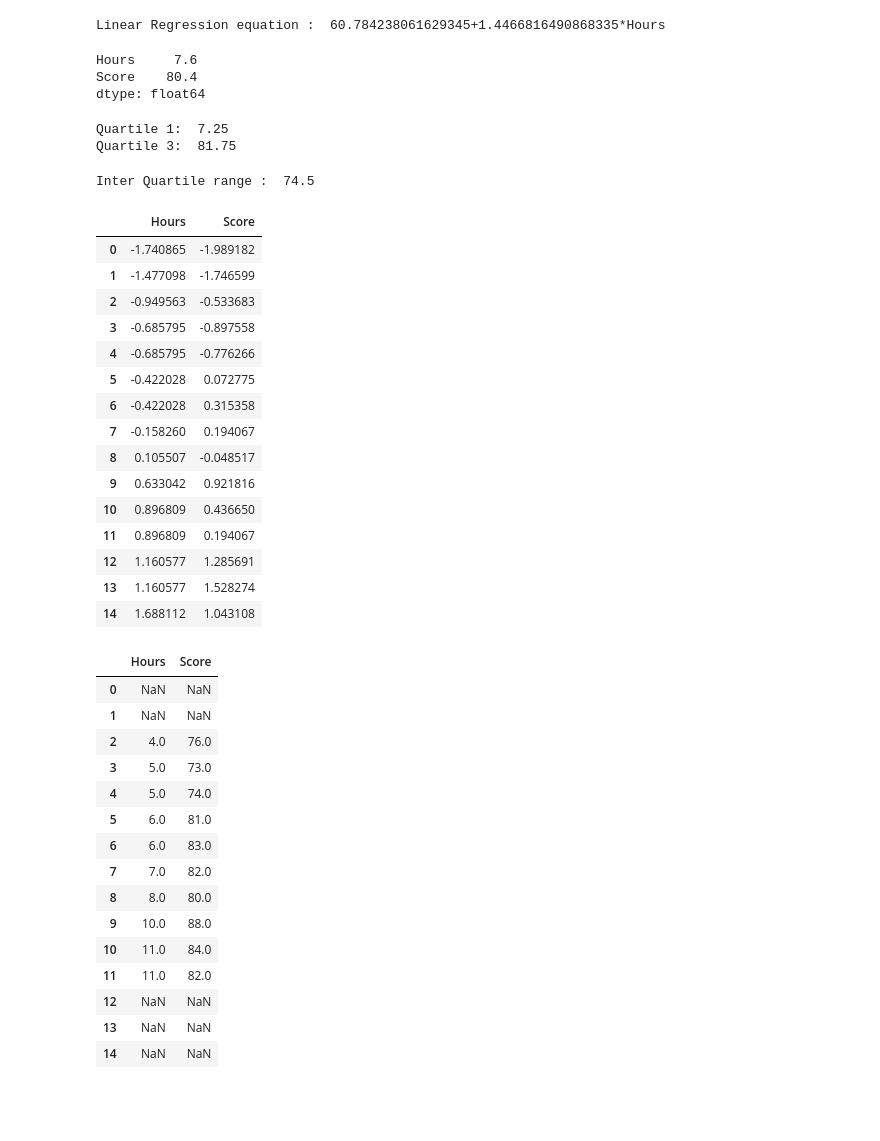
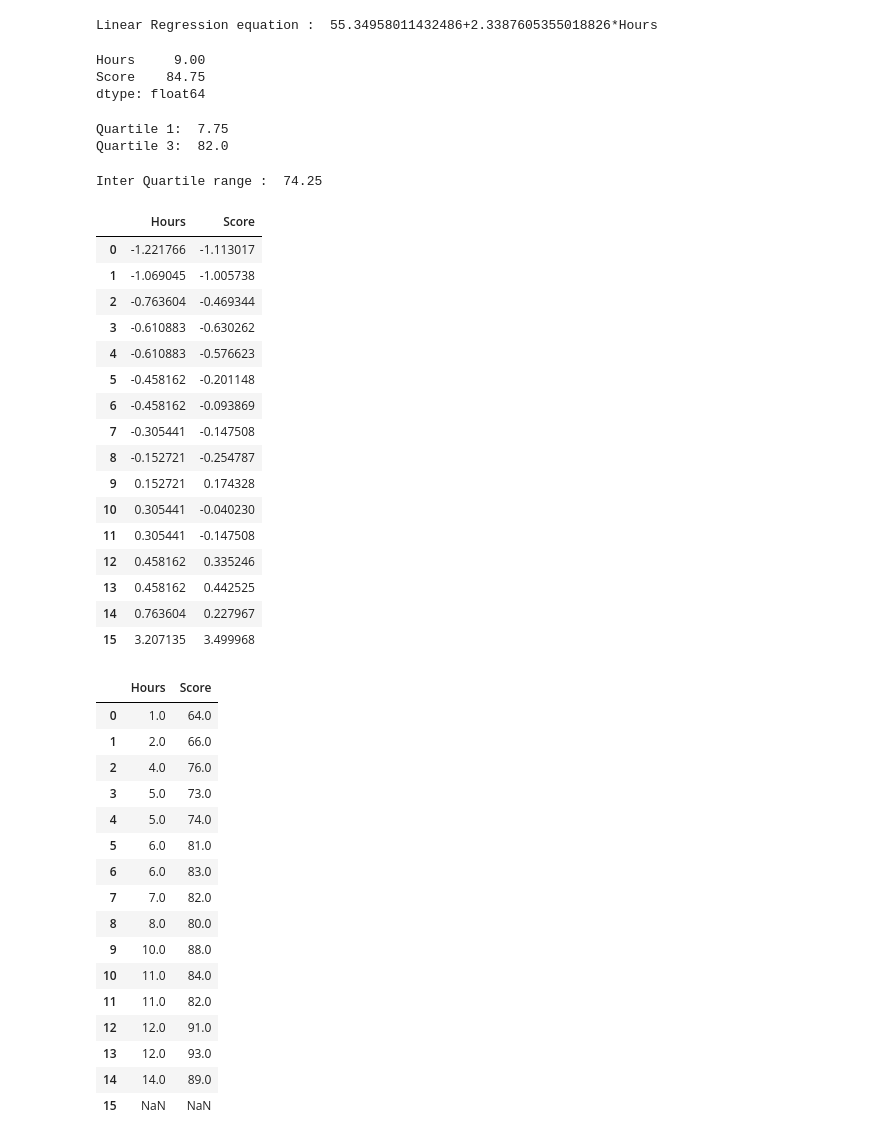
Before and after one commit to pnkghard/Statistic-Analitics, a Jupyter notebook: Stat_Assignment_1.ipynb, the cells around one changed output. Saved outputs shown, nothing was run; the diff lists cells and outputs as text; code cells hidden in the pictures; blank space fills up the shorter version.

```diff
--- a/Stat_Assignment_1.ipynb
+++ b/Stat_Assignment_1.ipynb
@@ -1,8 +1,8 @@
 # %%
 import pandas as pd
 # %%
-data = pd.DataFrame({"Hours": [1, 2, 4, 5, 5, 6, 6, 7, 8, 10, 11, 11, 12, 12, 14],
-                   "Score": [64, 66, 76, 73, 74, 81, 83, 82, 80, 88, 84, 82, 91, 93, 89]})
+data = pd.DataFrame({"Hours": [1, 2, 4, 5, 5, 6, 6, 7, 8, 10, 11, 11, 12, 12, 14, 30],
+                   "Score": [64, 66, 76, 73, 74, 81, 83, 82, 80, 88, 84, 82, 91, 93, 89, 150]})
 data
 # %% [output]
 |  | Hours | Score |
@@ -63,7 +64,7 @@ Notes:
 # %%
 print("Linear Regression equation : ", str(model.conf_int()[0][0])+"+"+str(model.conf_int()[0][1])+"*Hours")
 # %% [output]
-Linear Regression equation :  60.784238061629345+1.4466816490868335*Hours
+Linear Regression equation :  55.34958011432486+2.3387605355018826*Hours
 # %%
 import scipy.stats as stats
 import numpy as np
@@ -71,48 +72,49 @@ import numpy as np
 mean  = np.mean(data)
 mean
 # %% [output]
-Hours     7.6
-Score    80.4
+Hours     9.00
+Score    84.75
 dtype: float64
 # %%
 q3, q1 = np.quantile(data, [0.75, 0.25])
 print("Quartile 1: ", q1)
 print("Quartile 3: ", q3)
 # %% [output]
-Quartile 1:  7.25
-Quartile 3:  81.75
+Quartile 1:  7.75
+Quartile 3:  82.0
 # %%
 iqr = q3 - q1
 print("Inter Quartile range : ", iqr)
 # %% [output]
-Inter Quartile range :  74.5
+Inter Quartile range :  74.25
 # %%
 z = stats.zscore(data)
 z
 # %% [output]
 |  | Hours | Score |
-| 0 | -1.740865 | -1.989182 |
-| 1 | -1.477098 | -1.746599 |
-| 2 | -0.949563 | -0.533683 |
-| 3 | -0.685795 | -0.897558 |
-| 4 | -0.685795 | -0.776266 |
-| 5 | -0.422028 | 0.072775 |
-| 6 | -0.422028 | 0.315358 |
-| 7 | -0.158260 | 0.194067 |
-| 8 | 0.105507 | -0.048517 |
-| 9 | 0.633042 | 0.921816 |
-| 10 | 0.896809 | 0.436650 |
-| 11 | 0.896809 | 0.194067 |
-| 12 | 1.160577 | 1.285691 |
-| 13 | 1.160577 | 1.528274 |
-| 14 | 1.688112 | 1.043108 |
+| 0 | -1.221766 | -1.113017 |
+| 1 | -1.069045 | -1.005738 |
+| 2 | -0.763604 | -0.469344 |
+| 3 | -0.610883 | -0.630262 |
+| 4 | -0.610883 | -0.576623 |
+| 5 | -0.458162 | -0.201148 |
+| 6 | -0.458162 | -0.093869 |
+| 7 | -0.305441 | -0.147508 |
+| 8 | -0.152721 | -0.254787 |
+| 9 | 0.152721 | 0.174328 |
+| 10 | 0.305441 | -0.040230 |
+| 11 | 0.305441 | -0.147508 |
+| 12 | 0.458162 | 0.335246 |
+| 13 | 0.458162 | 0.442525 |
+| 14 | 0.763604 | 0.227967 |
+| 15 | 3.207135 | 3.499968 |
 # %%
-data_clean = data[(abs(z)<1)]
+data_clean = data[(abs(z)<3)]
 data_clean
 # %% [output]
 |  | Hours | Score |
-| 0 | NaN | NaN |
-| 1 | NaN | NaN |
+| 0 | 1.0 | 64.0 |
+| 1 | 2.0 | 66.0 |
 | 2 | 4.0 | 76.0 |
 | 3 | 5.0 | 73.0 |
 | 4 | 5.0 | 74.0 |
@@ -123,9 +125,10 @@ data_clean
 | 9 | 10.0 | 88.0 |
 | 10 | 11.0 | 84.0 |
 | 11 | 11.0 | 82.0 |
-| 12 | NaN | NaN |
-| 13 | NaN | NaN |
-| 14 | NaN | NaN |
+| 12 | 12.0 | 91.0 |
+| 13 | 12.0 | 93.0 |
+| 14 | 14.0 | 89.0 |
+| 15 | NaN | NaN |
 # %%
 df = data_clean.dropna()
 df
```
Also changed, not shown: parts of 8 cells of this notebook.
